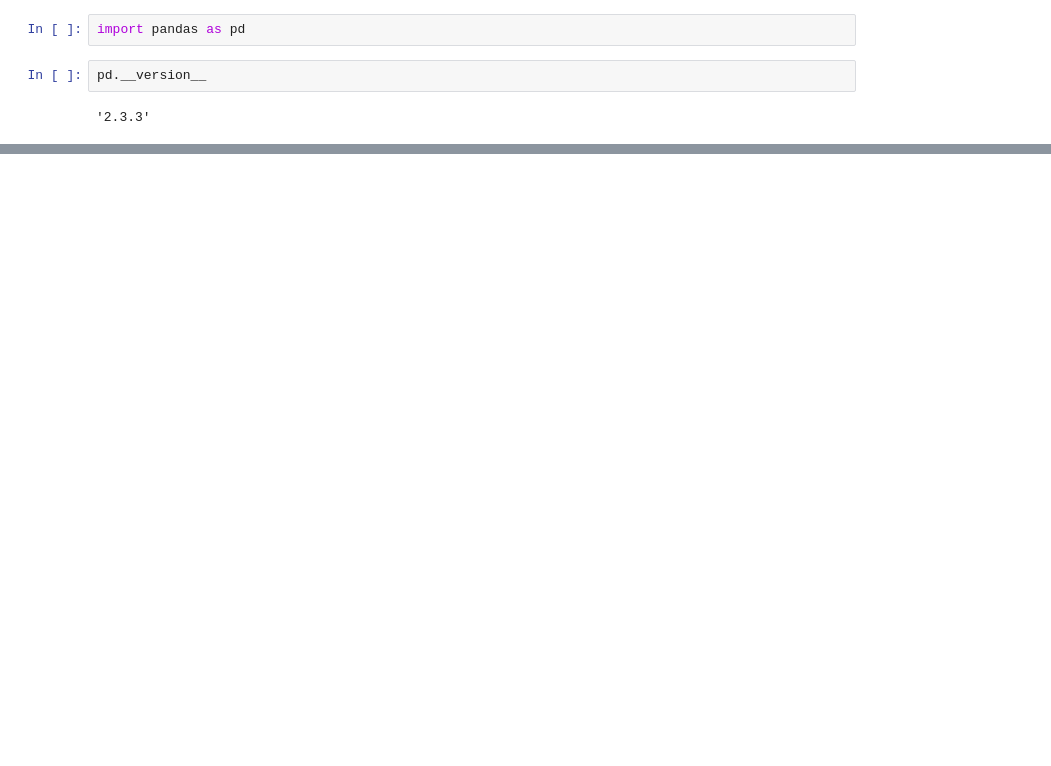
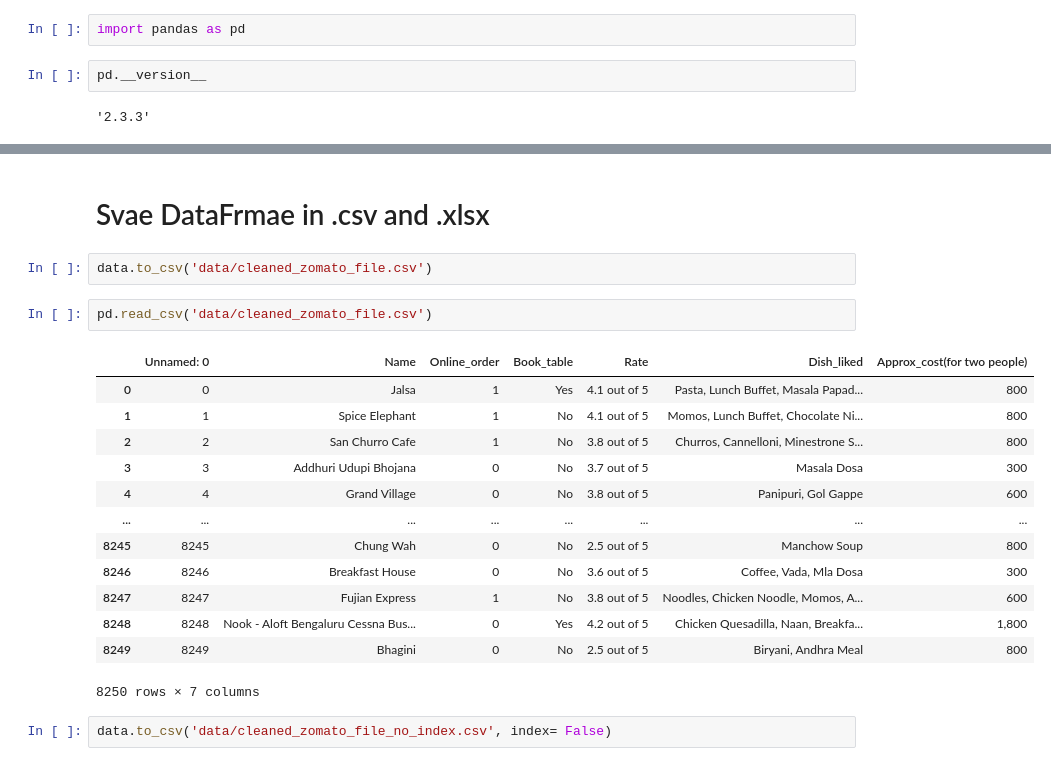
Before and after one commit to krasigarev/Data-Cleaning-with-Python-Pandas, a Jupyter notebook: data_cleaning_zomato_dataset.ipynb, the cells around one changed output, grey strips where cells are left out. Cells and saved outputs as stored; diff of their text form; blank space fills up the shorter version.

```diff
--- a/data_cleaning_zomato_dataset.ipynb
+++ b/data_cleaning_zomato_dataset.ipynb
@@ -16,0 +374,22 @@ https://www.youtube.com/watch?v=PO0ANO8L8uw&list=PLTsu3dft3CWhOUPyXdLw8DGy_1l2oK
+# %% [markdown]
+# Svae DataFrmae in .csv and .xlsx
+# %%
+data.to_csv('data/cleaned_zomato_file.csv')
+# %%
+pd.read_csv('data/cleaned_zomato_file.csv')
+# %% [output]
+|  | Unnamed: 0 | Name | Online_order | Book_table | Rate | Dish_liked | Approx_cost(for two people) |
+| 0 | 0 | Jalsa | 1 | Yes | 4.1 out of 5 | Pasta, Lunch Buffet, Masala Papad... | 800 |
+| 1 | 1 | Spice Elephant | 1 | No | 4.1 out of 5 | Momos, Lunch Buffet, Chocolate Ni... | 800 |
+| 2 | 2 | San Churro Cafe | 1 | No | 3.8 out of 5 | Churros, Cannelloni, Minestrone S... | 800 |
+| 3 | 3 | Addhuri Udupi Bhojana | 0 | No | 3.7 out of 5 | Masala Dosa | 300 |
+| 4 | 4 | Grand Village | 0 | No | 3.8 out of 5 | Panipuri, Gol Gappe | 600 |
+| ... | ... | ... | ... | ... | ... | ... | ... |
+| 8245 | 8245 | Chung Wah | 0 | No | 2.5 out of 5 | Manchow Soup | 800 |
+| 8246 | 8246 | Breakfast House | 0 | No | 3.6 out of 5 | Coffee, Vada, Mla Dosa | 300 |
+| 8247 | 8247 | Fujian Express | 1 | No | 3.8 out of 5 | Noodles, Chicken Noodle, Momos, A... | 600 |
+| 8248 | 8248 | Nook - Aloft Bengaluru Cessna Bus... | 0 | Yes | 4.2 out of 5 | Chicken Quesadilla, Naan, Breakfa... | 1,800 |
+| 8249 | 8249 | Bhagini | 0 | No | 2.5 out of 5 | Biryani, Andhra Meal | 800 |
+8250 rows × 7 columns
+# %%
+data.to_csv('data/cleaned_zomato_file_no_index.csv', index= False)
```
Also changed, not shown: parts of 56 cells of this notebook.
